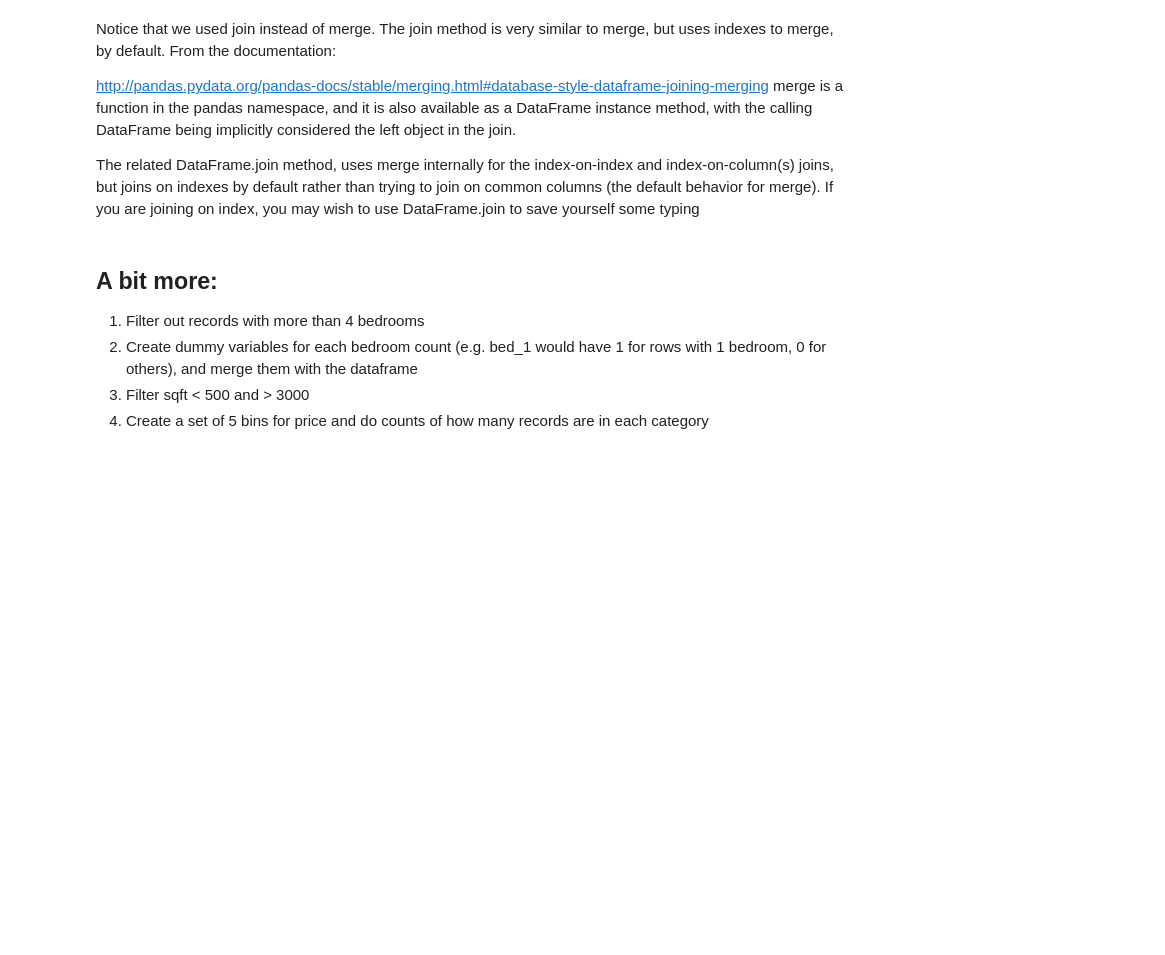
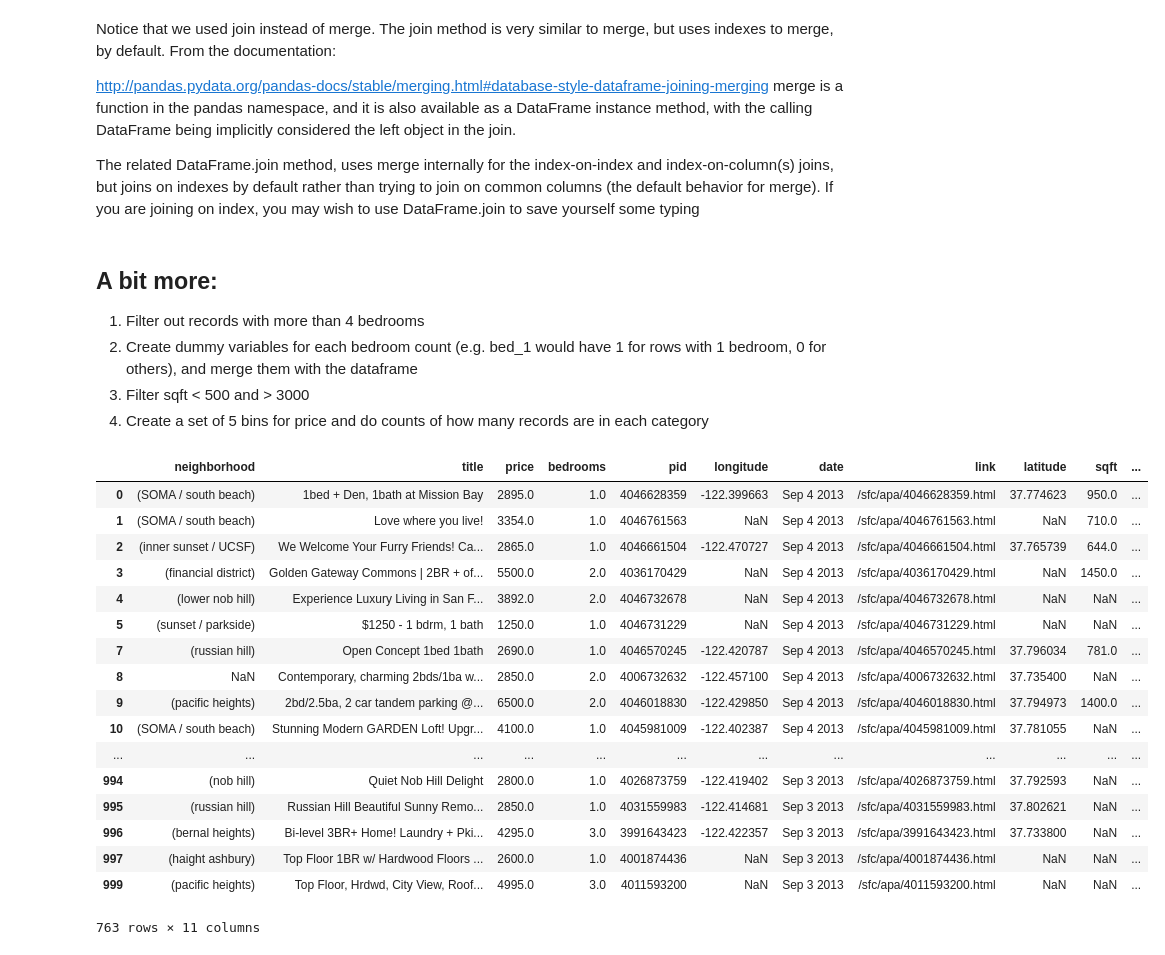
Before and after one commit to jawadmhoque/ce599, a Jupyter notebook: 07-Data Wrangling/data-wrangling.ipynb, the cells around one changed output. Saved outputs shown, nothing was run; the diff lists cells and outputs as text; code cells hidden in the pictures; blank space fills up the shorter version.

Commit message:
Exercise 1
Couldn't clean up prices, so modified the items.xlsx instead

```diff
--- a/07-Data Wrangling/data-wrangling.ipynb
+++ b/07-Data Wrangling/data-wrangling.ipynb
@@ -604,16 +604,52 @@ The related DataFrame.join method, uses merge internally for the index-on-index
 3. Filter sqft < 500 and > 3000
 4. Create a set of 5 bins for price and do counts of how many records are in each category
 # %%
+import pandas as pd
+import numpy as np
 cl = pd.read_csv('C:/Users/jho337/Documents/GitHub/ce599/06-Pandas Basics Part 2/items.csv')
-def clean_br(value):
+def clean_br(value): #to clean up the data
     if isinstance(value, str):
         end = value.find('br')
         if end == -1:
             return None
         else:
             start = value.find('/') + 2
             return int(value[start:end])
 cl['bedrooms'] = cl['bedrooms'].map(clean_br)
-#print (cl)
-cl[np.abs(data) > 3] = np.sign(data) * 3
-data.describe()
+
+def clean_sqft(value): #to clean up the data
+    if isinstance(value, str):
+        end = value.find('f')
+        if end == -1:
+            return None
+        else:
+            br= value.find('br')
+            if br==-1:
+                start=value.find('/')+2
+            else:
+                start = value.find('-')+2
+            return int(value[start:end])
+cl['sqft'] = cl['sqft'].map(clean_sqft)
+
+cl
+df_apt=cl[cl['bedrooms']<4]
+df_apt
+# %% [output]
+|  | neighborhood | title | price | bedrooms | pid | longitude | date | link | latitude | sqft | ... |
+| 0 | (SOMA / south beach) | 1bed + Den, 1bath at Mission Bay | 2895.0 | 1.0 | 4046628359 | -122.399663 | Sep 4 2013 | /sfc/apa/4046628359.html | 37.774623 | 950.0 | ... |
+| 1 | (SOMA / south beach) | Love where you live! | 3354.0 | 1.0 | 4046761563 | NaN | Sep 4 2013 | /sfc/apa/4046761563.html | NaN | 710.0 | ... |
+| 2 | (inner sunset / UCSF) | We Welcome Your Furry Friends! Ca... | 2865.0 | 1.0 | 4046661504 | -122.470727 | Sep 4 2013 | /sfc/apa/4046661504.html | 37.765739 | 644.0 | ... |
+| 3 | (financial district) | Golden Gateway Commons | 2BR + of... | 5500.0 | 2.0 | 4036170429 | NaN | Sep 4 2013 | /sfc/apa/4036170429.html | NaN | 1450.0 | ... |
+| 4 | (lower nob hill) | Experience Luxury Living in San F... | 3892.0 | 2.0 | 4046732678 | NaN | Sep 4 2013 | /sfc/apa/4046732678.html | NaN | NaN | ... |
+| 5 | (sunset / parkside) | $1250 - 1 bdrm, 1 bath | 1250.0 | 1.0 | 4046731229 | NaN | Sep 4 2013 | /sfc/apa/4046731229.html | NaN | NaN | ... |
+| 7 | (russian hill) | Open Concept 1bed 1bath | 2690.0 | 1.0 | 4046570245 | -122.420787 | Sep 4 2013 | /sfc/apa/4046570245.html | 37.796034 | 781.0 | ... |
+| 8 | NaN | Contemporary, charming 2bds/1ba w... | 2850.0 | 2.0 | 4006732632 | -122.457100 | Sep 4 2013 | /sfc/apa/4006732632.html | 37.735400 | NaN | ... |
+| 9 | (pacific heights) | 2bd/2.5ba, 2 car tandem parking @... | 6500.0 | 2.0 | 4046018830 | -122.429850 | Sep 4 2013 | /sfc/apa/4046018830.html | 37.794973 | 1400.0 | ... |
+| 10 | (SOMA / south beach) | Stunning Modern GARDEN Loft! Upgr... | 4100.0 | 1.0 | 4045981009 | -122.402387 | Sep 4 2013 | /sfc/apa/4045981009.html | 37.781055 | NaN | ... |
+| ... | ... | ... | ... | ... | ... | ... | ... | ... | ... | ... | ... |
+| 994 | (nob hill) | Quiet Nob Hill Delight | 2800.0 | 1.0 | 4026873759 | -122.419402 | Sep 3 2013 | /sfc/apa/4026873759.html | 37.792593 | NaN | ... |
+| 995 | (russian hill) | Russian Hill Beautiful Sunny Remo... | 2850.0 | 1.0 | 4031559983 | -122.414681 | Sep 3 2013 | /sfc/apa/4031559983.html | 37.802621 | NaN | ... |
+| 996 | (bernal heights) | Bi-level 3BR+ Home! Laundry + Pki... | 4295.0 | 3.0 | 3991643423 | -122.422357 | Sep 3 2013 | /sfc/apa/3991643423.html | 37.733800 | NaN | ... |
+| 997 | (haight ashbury) | Top Floor 1BR w/ Hardwood Floors ... | 2600.0 | 1.0 | 4001874436 | NaN | Sep 3 2013 | /sfc/apa/4001874436.html | NaN | NaN | ... |
+| 999 | (pacific heights) | Top Floor, Hrdwd, City View, Roof... | 4995.0 | 3.0 | 4011593200 | NaN | Sep 3 2013 | /sfc/apa/4011593200.html | NaN | NaN | ... |
+763 rows × 11 columns
```
Also changed, not shown: parts of 4 cells of this notebook, 1 other file.
